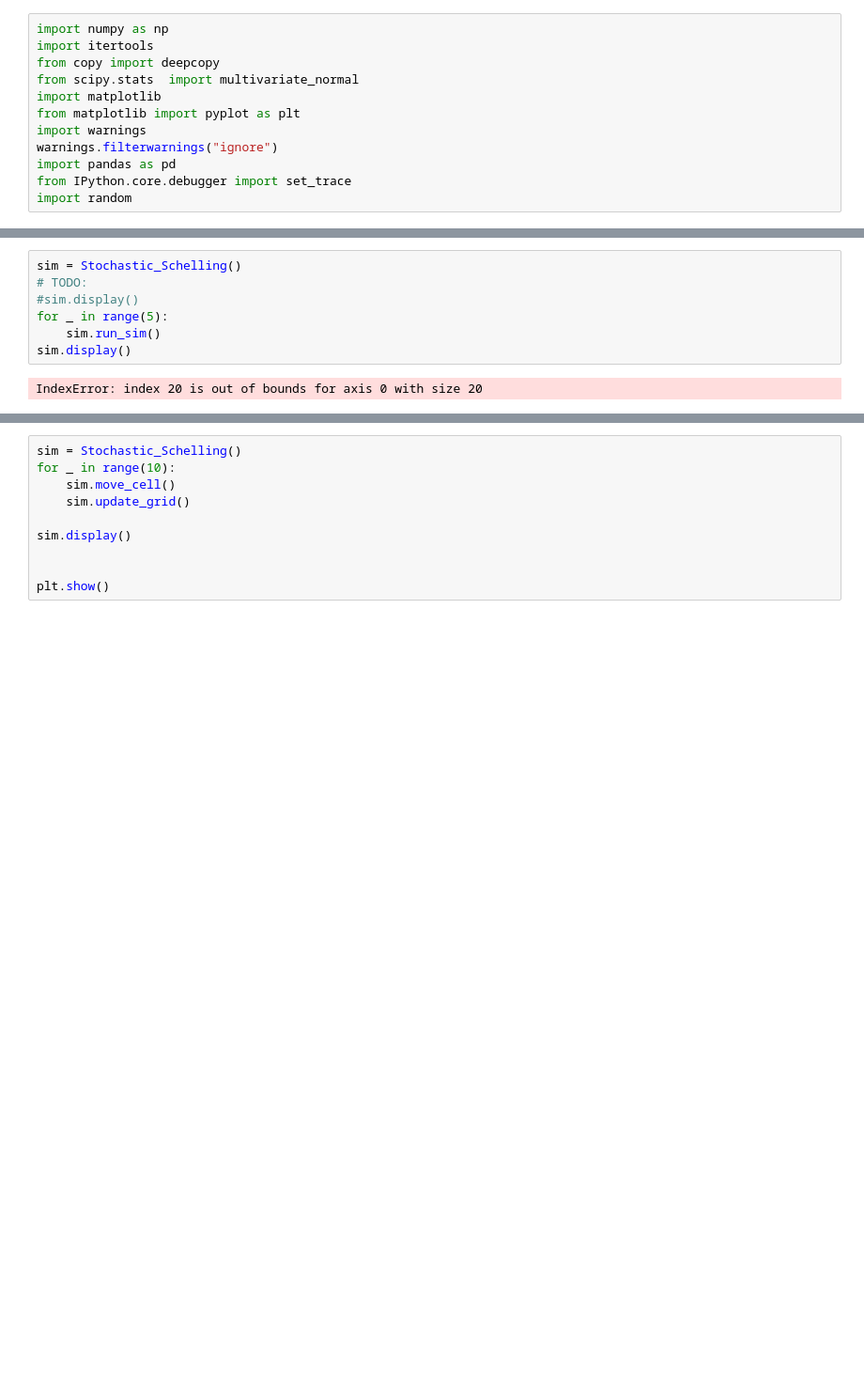
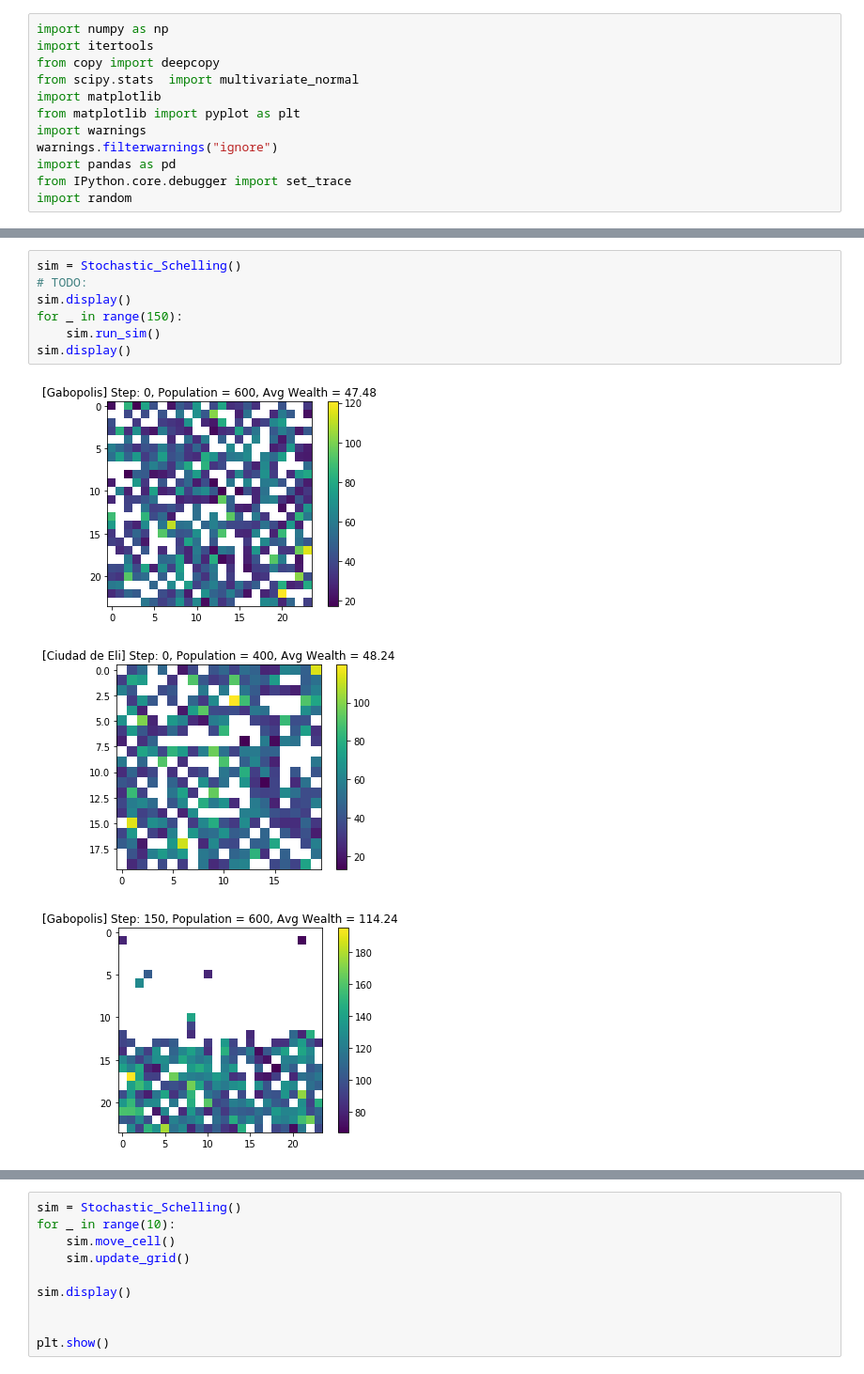
Before and after one commit to jjackson12/Stochastic-Schelling-Model, a Jupyter notebook: Stochastic Schelling Model.ipynb, the cells around one changed output, grey strips where cells are left out. Shown: that part at 94% size. Saved outputs shown, nothing was run; the diff lists cells and outputs as text; blank space fills up the shorter version.

```diff
--- a/Stochastic Schelling Model.ipynb
+++ b/Stochastic Schelling Model.ipynb
@@ -738,9 +785,11 @@ class City(object):
 # %%
 sim = Stochastic_Schelling()
 # TODO:
-#sim.display()
-for _ in range(5):
+sim.display()
+for _ in range(150):
     sim.run_sim()
 sim.display()
 # %% [output]
-IndexError: index 20 is out of bounds for axis 0 with size 20
+[figure, added]
+[figure, added]
+[figure, added]
```
Also changed, not shown: parts of 2 cells of this notebook.
